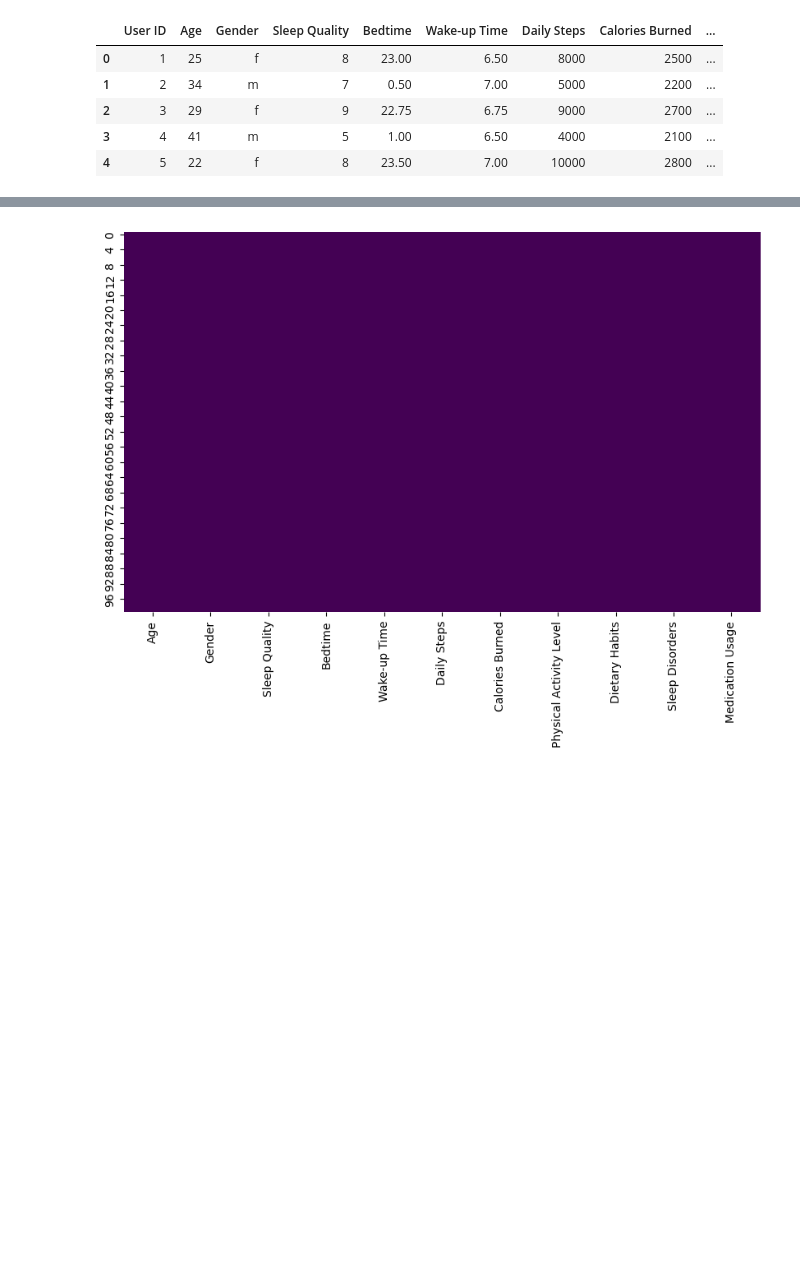
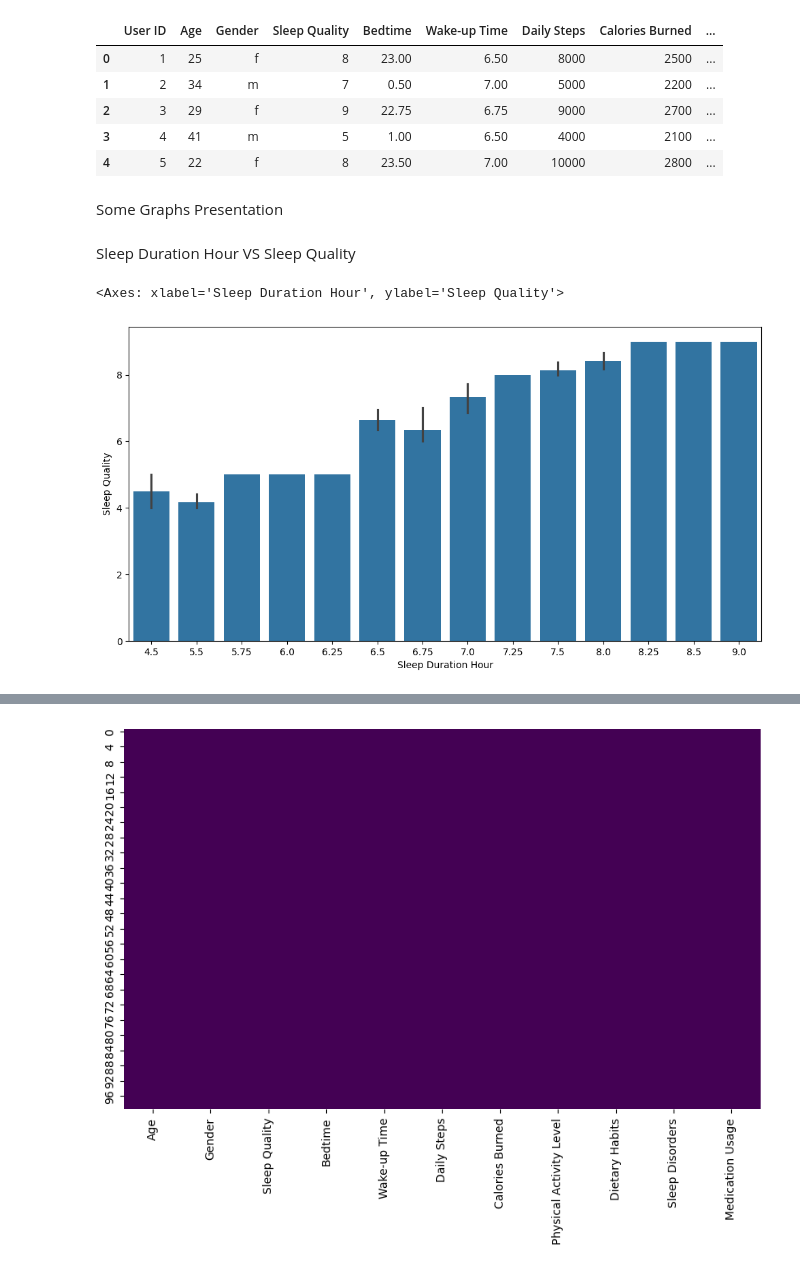
Before and after one commit to Laxman2024/Health-and-sleep-statistics, a Jupyter notebook: sleep.ipynb, the cells around one changed output, grey strips where cells are left out. Drawn from its saved outputs; the diff is of its cells as text; code cells hidden in the pictures; blank space fills up the shorter version.

Commit message:
Complate my frist data set

```diff
--- a/sleep.ipynb
+++ b/sleep.ipynb
@@ -320,3 +320,13 @@ data.head()
 | 2 | 3 | 29 | f | 9 | 22.75 | 6.75 | 9000 | 2700 | ... |
 | 3 | 4 | 41 | m | 5 | 1.00 | 6.50 | 4000 | 2100 | ... |
 | 4 | 5 | 22 | f | 8 | 23.50 | 7.00 | 10000 | 2800 | ... |
+# %% [markdown]
+Some Graphs Presentation
+# %% [markdown]
+Sleep Duration Hour VS Sleep Quality
+# %%
+plt.figure(figsize=(12,6))
+sns.barplot(x = 'Sleep Duration Hour', y= 'Sleep Quality', data = data)
+# %% [output]
+<Axes: xlabel='Sleep Duration Hour', ylabel='Sleep Quality'>
+[figure, added]
```
Also changed, not shown: parts of 6 cells of this notebook, 1 other file.
